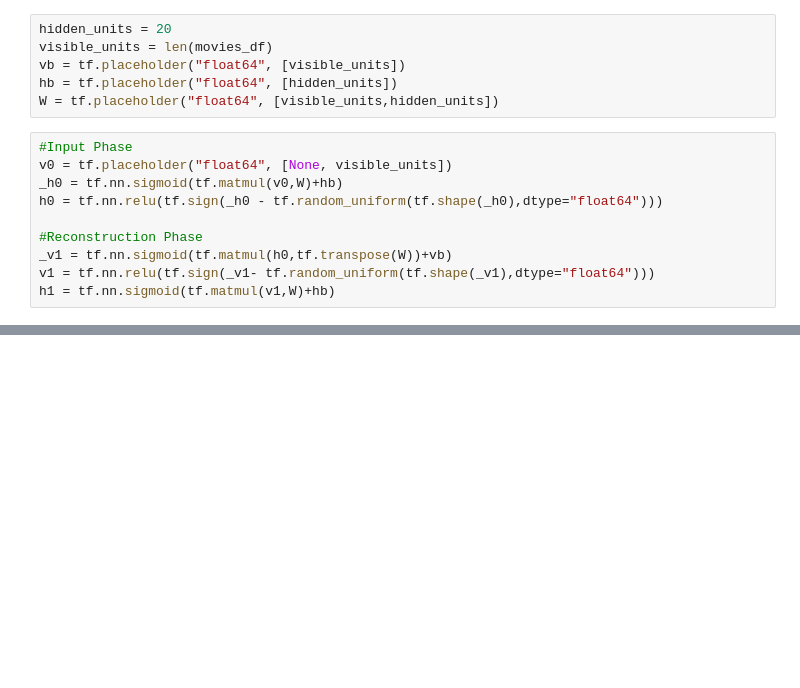
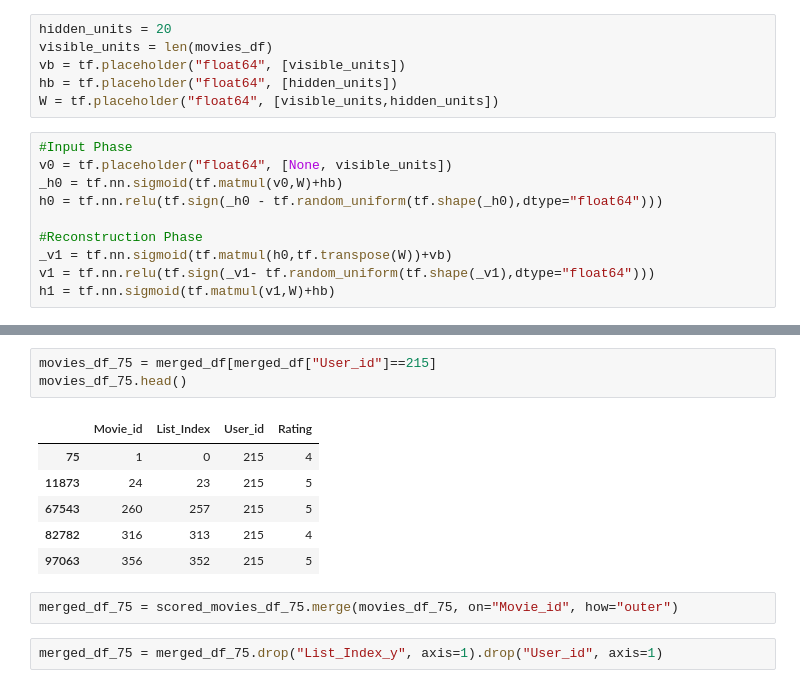
Before and after one commit to Amit1110/MovieRecommender, a Jupyter notebook: Recommender_RBN.ipynb, the cells around one changed output, grey strips where cells are left out. Saved outputs shown, nothing was run; the diff lists cells and outputs as text; blank space fills up the shorter version.

```diff
--- a/Recommender_RBN.ipynb
+++ b/Recommender_RBN.ipynb
@@ -134,0 +234,14 @@ h1 = tf.nn.sigmoid(tf.matmul(v1,W)+hb)
+# %%
+movies_df_75 = merged_df[merged_df["User_id"]==215]
+movies_df_75.head()
+# %% [output]
+|  | Movie_id | List_Index | User_id | Rating |
+| 75 | 1 | 0 | 215 | 4 |
+| 11873 | 24 | 23 | 215 | 5 |
+| 67543 | 260 | 257 | 215 | 5 |
+| 82782 | 316 | 313 | 215 | 4 |
+| 97063 | 356 | 352 | 215 | 5 |
+# %%
+merged_df_75 = scored_movies_df_75.merge(movies_df_75, on="Movie_id", how="outer")
+# %%
+merged_df_75 = merged_df_75.drop("List_Index_y", axis=1).drop("User_id", axis=1)
```
Also changed, not shown: parts of 11 cells of this notebook.
